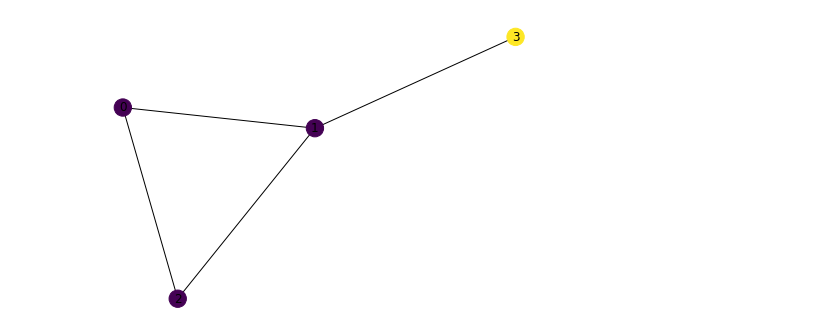
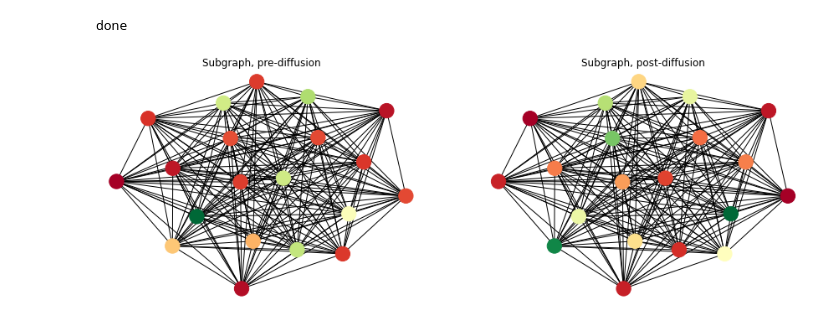
Before and after one commit to mcembalest/teamBlueConduit, a Jupyter notebook: spatial_modeling/NDLib.ipynb, the cells around one changed output. Cells and saved outputs as stored; diff of their text form; code cells hidden in the pictures.

```diff
--- a/spatial_modeling/NDLib.ipynb
+++ b/spatial_modeling/NDLib.ipynb
@@ -90,8 +18,71 @@ KeyError: 26857
-# %%
-# from dictionary
-d = {0 : {1 : 1}, 1 : {3 : 1}, 2 : {0 : 1, 1 : 1}}
-g = nx.Graph(d)
-nx.draw(g, node_color=[.1,.2,.3,450], with_labels=True)
-plt.show()
-# %% [output]
-[figure, removed]
+# %%
+# load train/test data
+load_dir = '../data/processed'
+Xtrain, Xtest, Ytrain, Ytest = load_datasets(load_dir)
+
+# load jared model predictions
+jared_train_pred = pd.read_csv(f'{load_dir}/predictions/jared_train_yhat.csv').values
+jared_test_pred = pd.read_csv(f'{load_dir}/predictions/jared_test_yhat.csv').values
+
+# load distance data
+dis_path = '../data/road_distances.npz'
+distances = np.load(dis_path, allow_pickle=True)
+dis_data = distances['road_distances']
+dis_data[dis_data==(1.00e+05)]=0.0 #assign invalid 1e5 values to be 0
+dis_key_map = distances['idx2pid'].item()
+dis_key_map_inv = dict(zip(dis_key_map.values(), dis_key_map.keys()))
+
+def get_parcel_index(_parcel):
+    try:
+        return dis_key_map_inv[_parcel]
+    except KeyError:
+        pass
+
+# build distance matrices
+train_indices = [get_parcel_index(_parcel) for _parcel in Ytrain.pid.values if get_parcel_index(_parcel) is not None]
+test_indices = [get_parcel_index(_parcel) for _parcel in Ytest.pid.values if get_parcel_index(_parcel) is not None]
+train_distances = dis_data[train_indices,:][:,train_indices]
+test_distances = dis_data[test_indices,:][:,test_indices]
+
+print("done")
+# %% [output]
+done
+# %%
+#build subgraph
+n_subgraph = 20
+subgraph = test_distances[:n_subgraph,:n_subgraph]
+# %%
+def diffusion(subgraph):
+
+    g = nx.from_numpy_array(subgraph)
+    pos = nx.spring_layout(g)
+
+    subgraph_pre_diffusion_probs = jared_test_pred[:n_subgraph,1]
+
+    nn = NearestNeighbors(n_neighbors=2, metric='precomputed')
+    nn.fit(subgraph)
+
+    neighbor_distances, neighbor_indices = nn.kneighbors()
+
+    # UPDATE THIS LINE TO CHANGE HOW THE DISTANCE INFLUENCES THE WEIGHT
+    neighbor_weights = 1/(1 + neighbor_distances)
+
+
+    # UPDATE THIS LINE TO CHANGE HOW WE INCORPORATE NEIGHBOR PROBABILITIES
+    outputs = np.average(subgraph_pre_diffusion_probs[neighbor_indices], axis=1, weights = neighbor_weights)
+
+    fig, ax = plt.subplots(1, 2, figsize=(15,5))
+
+    nx.draw(g, pos, node_color=1-subgraph_pre_diffusion_probs, cmap = cm.RdYlGn, ax=ax[0])
+    ax[0].set_title('Subgraph, pre-diffusion')
+    #plt.show()
+
+    nx.draw(g, pos, node_color=1-outputs, cmap = cm.RdYlGn, ax=ax[1])
+    ax[1].set_title('Subgraph, post-diffusion')
+
+
+    plt.show()
+
+diffusion(subgraph)
+# %% [output]
+[figure, added]
```
Also changed, not shown: parts of 7 cells of this notebook, 3 other files.
